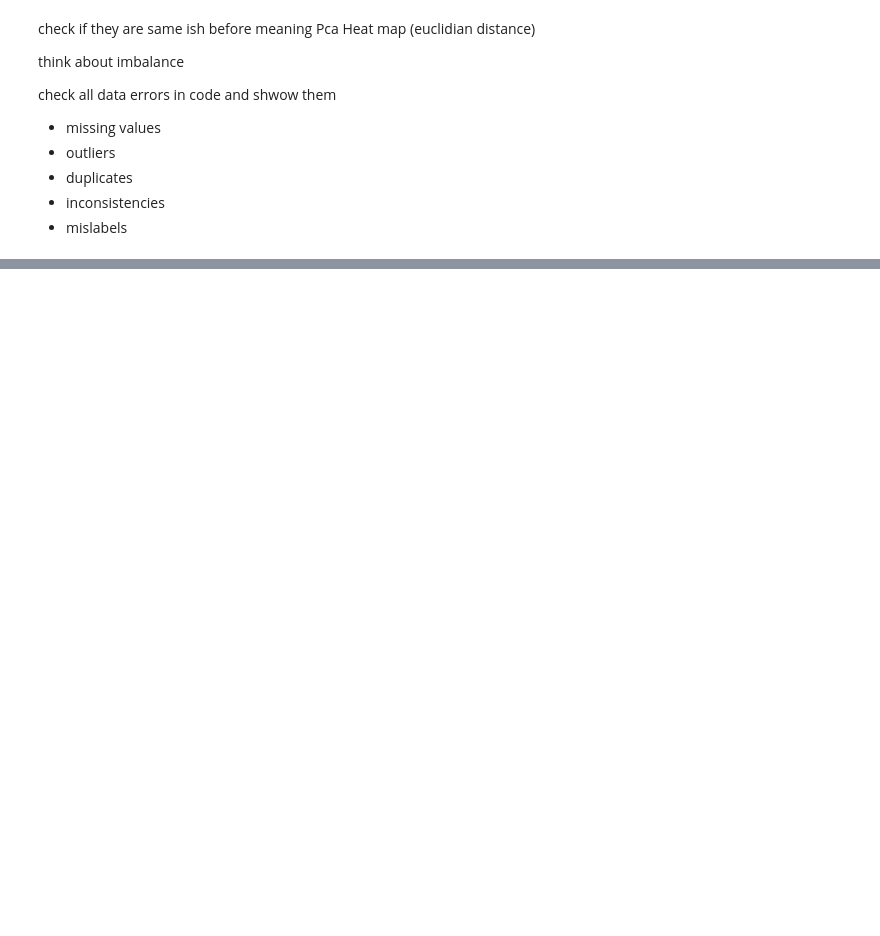
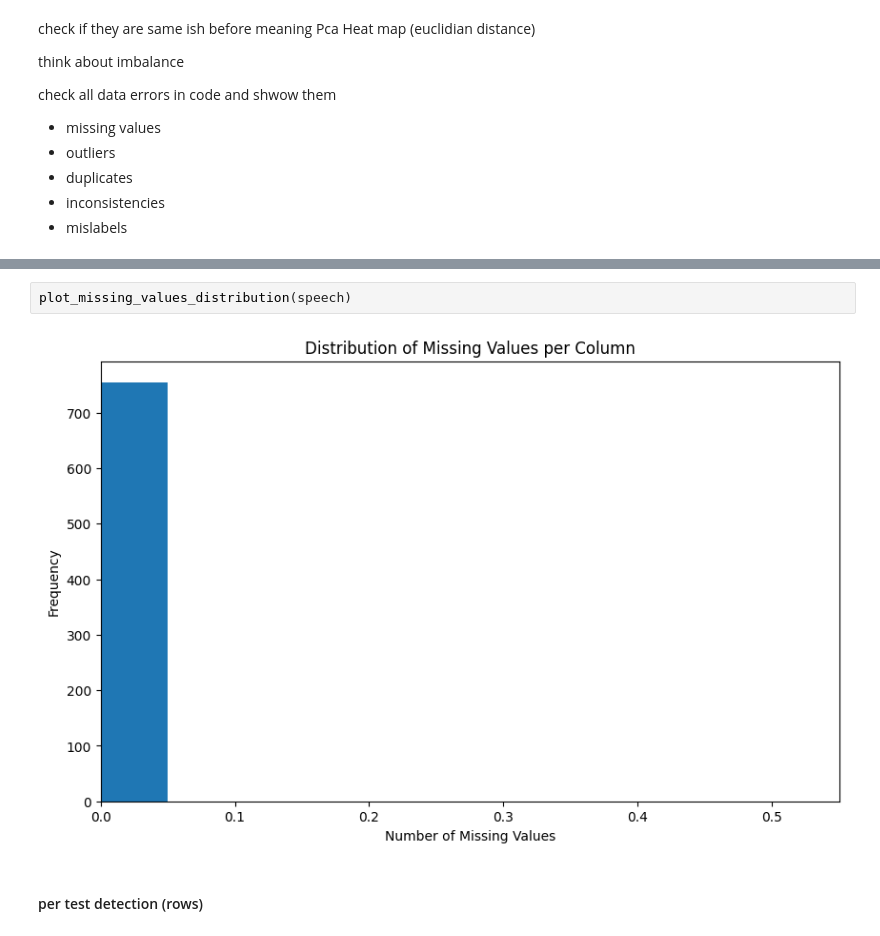
Before and after one commit to Selethe/MSB1015-Scientific-Programming-Project, a Jupyter notebook: test.ipynb, the cells around one changed output, grey strips where cells are left out. Drawn from its saved outputs; the diff is of its cells as text; blank space fills up the shorter version.

Commit message:
miss value correction1

```diff
--- a/test.ipynb
+++ b/test.ipynb
@@ -155,6 +261,12 @@ missing_data[missing_data['Missing Values'] != 0]
 # %% [output]
 |  |  | Missing Values | Percentage Missing |
 | Feature set | feature |  |  |
+# %%
+plot_missing_values_distribution(speech)
+# %% [output]
+[figure, added]
+# %% [markdown]
+#### per test detection (rows)
 # %%
 # Calculate missing values per row
 missing_values_per_row = speech.isnull().sum(axis=1)
```
Also changed, not shown: parts of 21 cells of this notebook.
